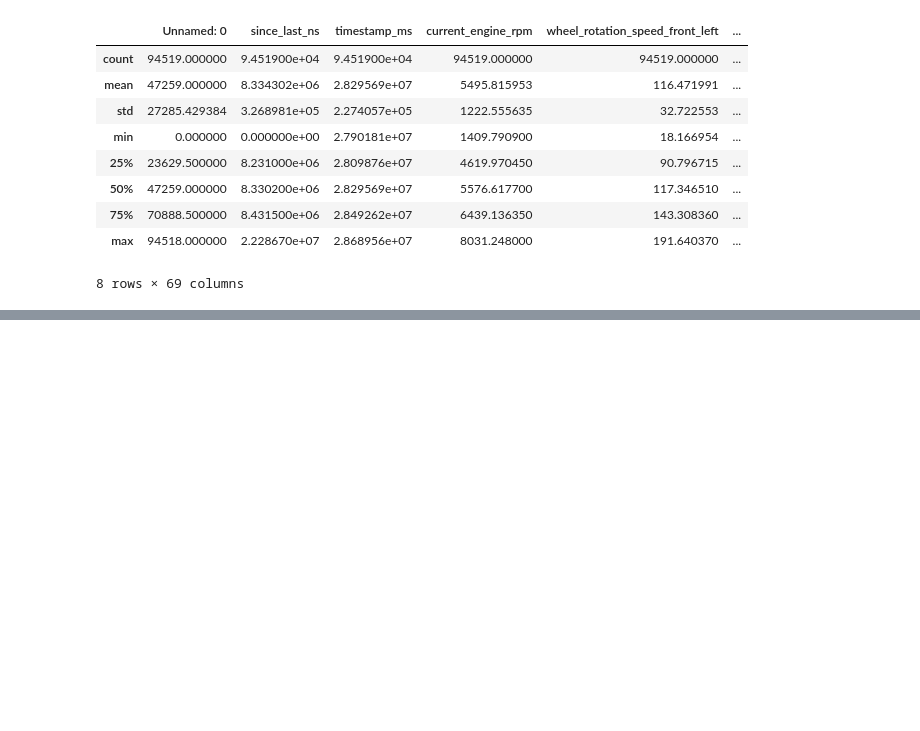
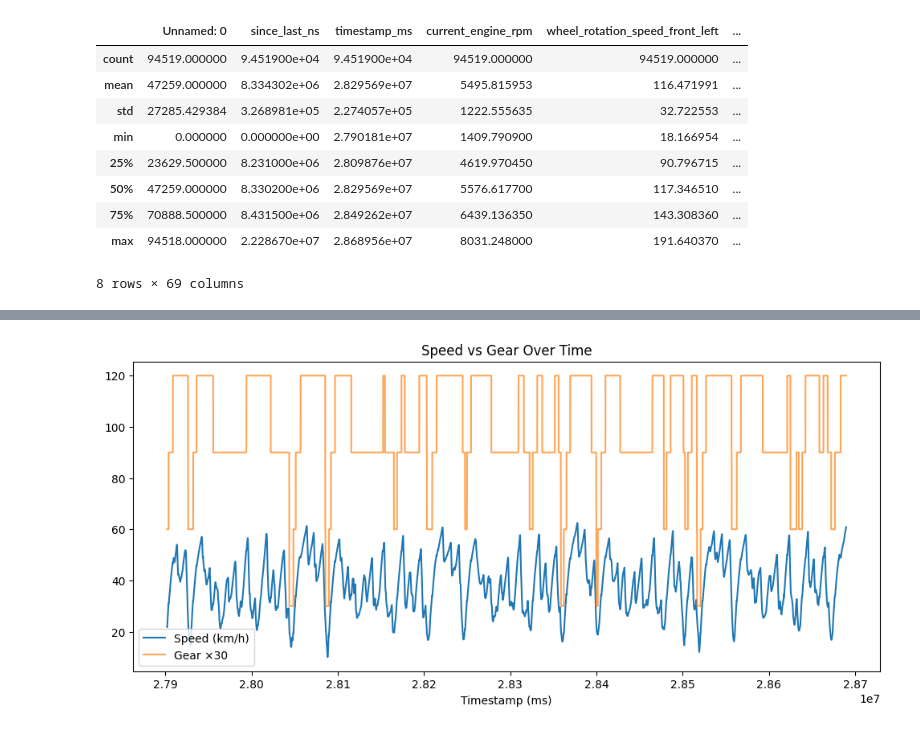
Before and after one commit to nasim-raj-laskar/Race-Telemetry, a Jupyter notebook: research/EDA.ipynb, the cells around one changed output, grey strips where cells are left out. Saved outputs shown, nothing was run; the diff lists cells and outputs as text; code cells hidden in the pictures; blank space fills up the shorter version.

```diff
--- a/research/EDA.ipynb
+++ b/research/EDA.ipynb
@@ -64,0 +86,10 @@ df.describe()
+# %%
+plt.figure(figsize=(12,5))
+plt.plot(df['timestamp_ms'], df['speed'], label='Speed (km/h)')
+plt.plot(df['timestamp_ms'], df['gear']*30, label='Gear ×30', alpha=0.7)
+plt.legend()
+plt.xlabel('Timestamp (ms)')
+plt.title('Speed vs Gear Over Time')
+plt.show()
+# %% [output]
+[figure, added]
```
Also changed, not shown: parts of 23 cells of this notebook.
